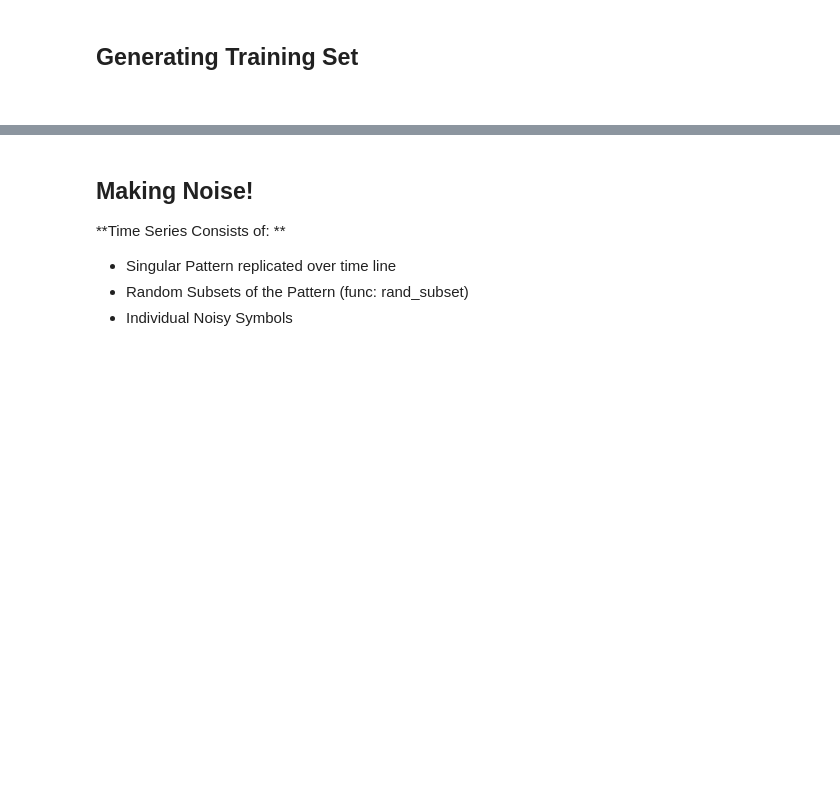
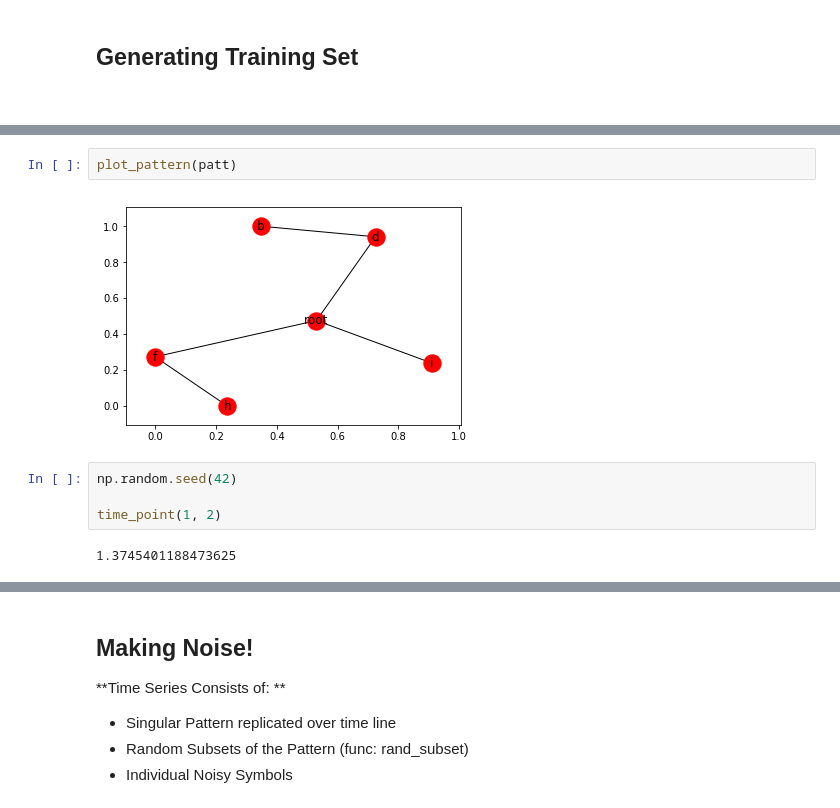
Before and after one commit to keiflager/TemporalDataGeneration, a Jupyter notebook: ExploringTemporalData.ipynb, the cells around one changed output, grey strips where cells are left out. Saved outputs shown, nothing was run; the diff lists cells and outputs as text; blank space fills up the shorter version.

```diff
--- a/ExploringTemporalData.ipynb
+++ b/ExploringTemporalData.ipynb
@@ -236,0 +401,10 @@ for _ in range(2):
+# %%
+plot_pattern(patt)
+# %% [output]
+[figure, added]
+# %%
+np.random.seed(42)
+
+time_point(1, 2)
+# %% [output]
+1.3745401188473625
```
Also changed, not shown: parts of 23 cells of this notebook.
